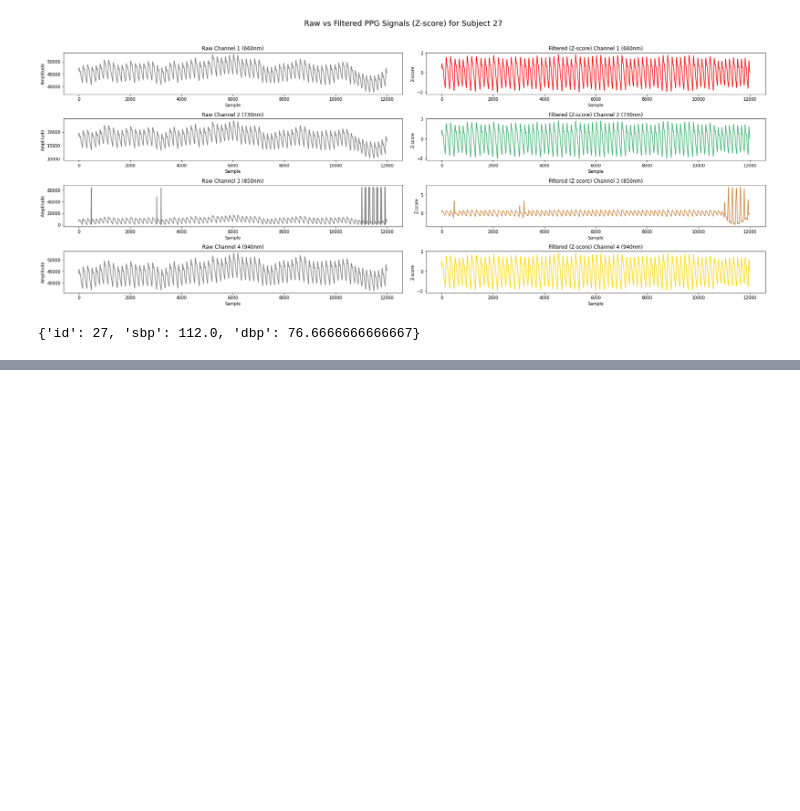
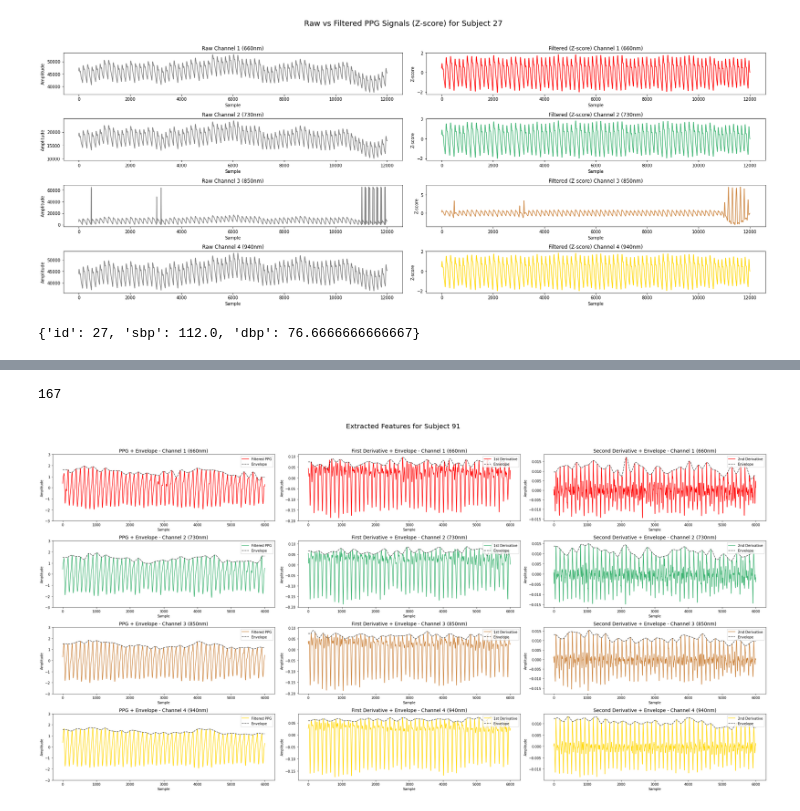
Before and after one commit to HzO-py/ACNN, a Jupyter notebook: ACNN.ipynb, the cells around one changed output, grey strips where cells are left out. Cells and saved outputs as stored; diff of their text form; code cells hidden in the pictures; blank space fills up the shorter version.

```diff
--- a/ACNN.ipynb
+++ b/ACNN.ipynb
@@ -35,0 +55,12 @@ process_subject(27)
+# %%
+from derivative import plot_features_per_channel
+import numpy as np
+data = np.load("../dataset/bp_d.npy", allow_pickle=True)
+print(len(data))
+subject_id=int(input())-1
+item=data[subject_id]
+for segment in item['features']:
+    plot_features_per_channel(item['id'],segment)
+# %% [output]
+167
+[figure, added]
```
Also changed, not shown: parts of 4 cells of this notebook, 15 other files.
